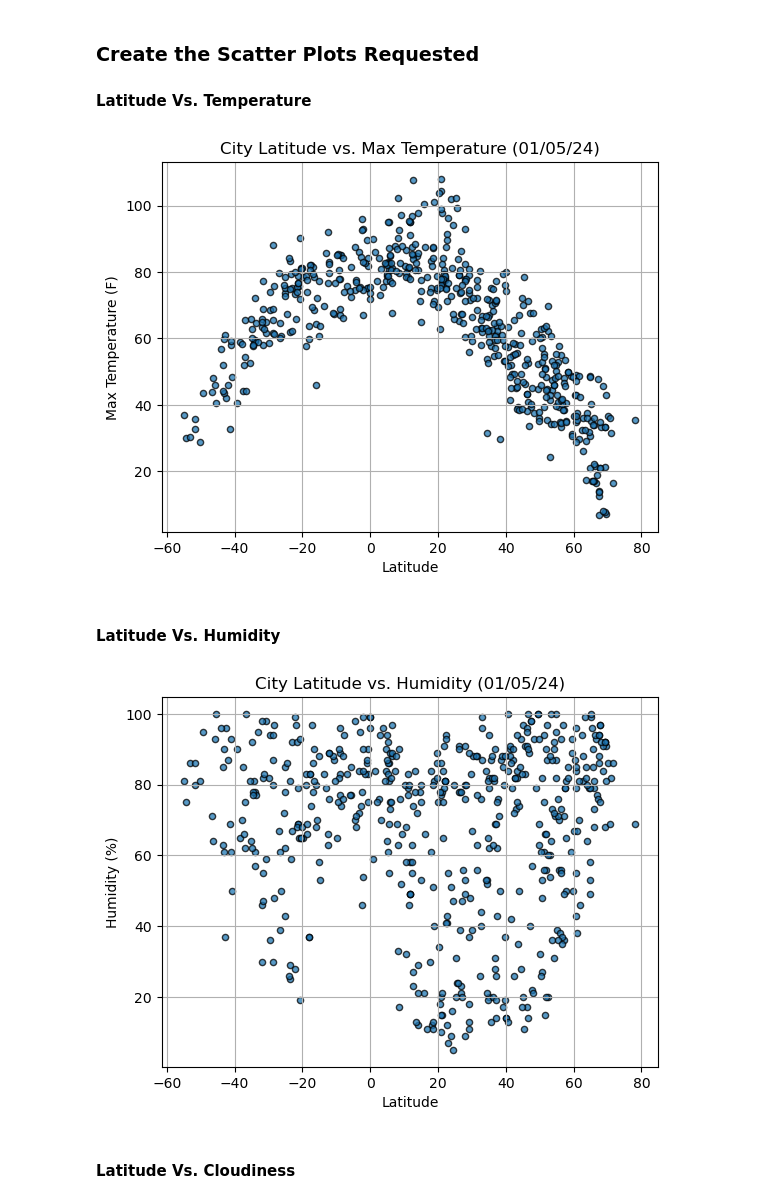
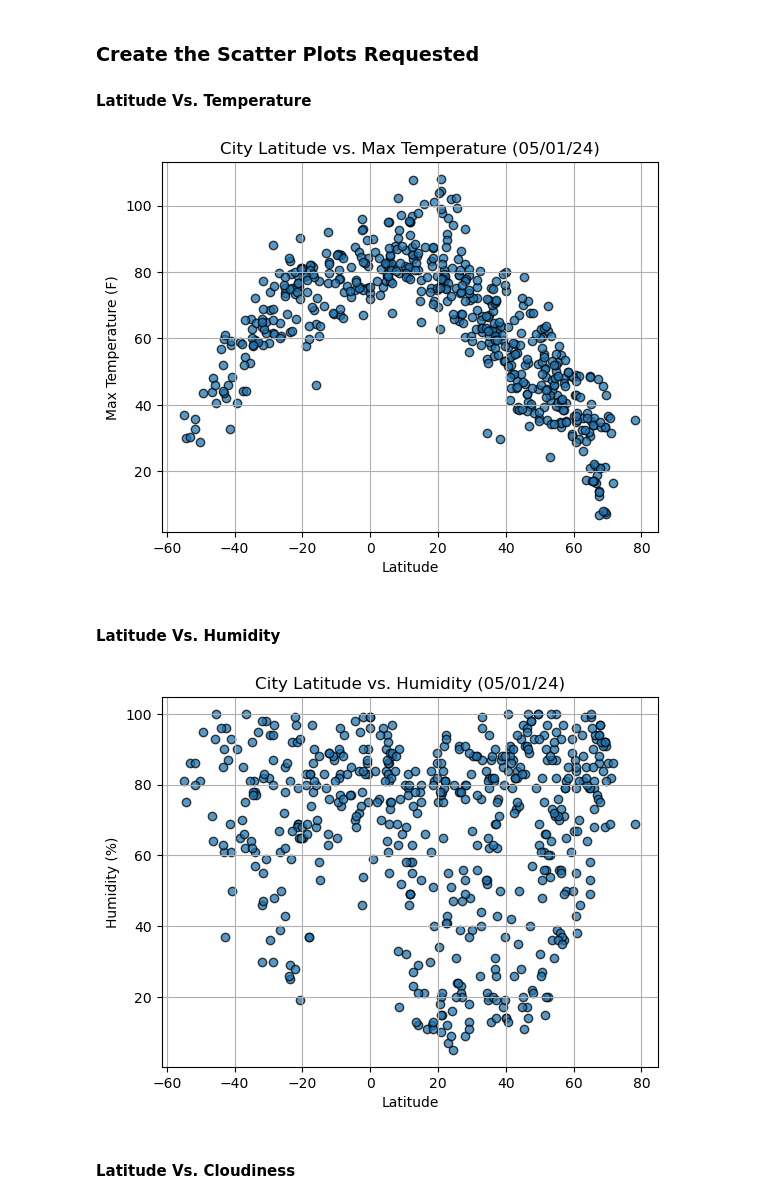
Before and after one commit to SaadNasir92/Equator_Analysis, a Jupyter notebook: WeatherPy1.ipynb, the cells around one changed output. Saved outputs shown, nothing was run; the diff lists cells and outputs as text; code cells hidden in the pictures.

Commit message:
Completed scatter function, next cycle working on linear regression function.

```diff
--- a/WeatherPy1.ipynb
+++ b/WeatherPy1.ipynb
@@ -163,7 +163,7 @@ from util.functions import make_scatter
 # %%
 city_df = pd.read_csv('output_data/cities.csv', index_col='City_ID')
 city_df['Date'] = pd.to_datetime(city_df['Date'], unit='s')
-city_df['Date'] = city_df['Date'].dt.strftime('%d/%m/%y')
+city_df['Date'] = city_df['Date'].dt.strftime('%m/%d/%y')
 city_df['Max Temp'] = round((9/5) * (city_df['Max Temp'] - 273.15) + 32, 2)
 city_df
 # %% [output]
@@ -186,31 +186,25 @@ city_df
 
 #### Latitude Vs. Temperature
 # %%
-make_scatter(city_df, 'Lat', 'Max Temp')
-plt.grid(True)
-plt.title(f'City Latitude vs. Max Temperature ({city_df.iloc[0,8]})')
-plt.xlabel('Latitude')
-plt.ylabel('Max Temperature (F)')
+fig, ax = make_scatter(city_df, 'Lat', 'Max Temp', 'Latitude', 'Max Temperature (F)',
+    f'City Latitude vs. Max Temperature ({city_df.iloc[0,8]})', edgecolor='black', alpha=.75)
 
-plt.savefig("output_data/Fig1.png")
+fig.savefig("output_data/Fig1.png")
 
 plt.show()
 # %% [output]
-[figure, old version]
+[figure, new version]
 # %% [markdown]
 #### Latitude Vs. Humidity
 # %%
-make_scatter(city_df, 'Lat', 'Humidity')
-plt.grid(True)
-plt.title(f'City Latitude vs. Humidity ({city_df.iloc[0,8]})')
-plt.xlabel('Latitude')
-plt.ylabel('Humidity (%)')
+fig, ax = make_scatter(city_df, 'Lat', 'Humidity', 'Latitude', 'Humidity (%)',
+    f'City Latitude vs. Humidity ({city_df.iloc[0,8]})', edgecolor='black',alpha=.75)
 
-plt.savefig("output_data/Fig2.png")
+fig.savefig("output_data/Fig2.png")
 
 plt.show()
 # %% [output]
-[figure, old version]
+[figure, new version]
 # %% [markdown]
 #### Latitude Vs. Cloudiness
 # %%
```
Also changed, not shown: parts of 3 cells of this notebook, 5 other files.
